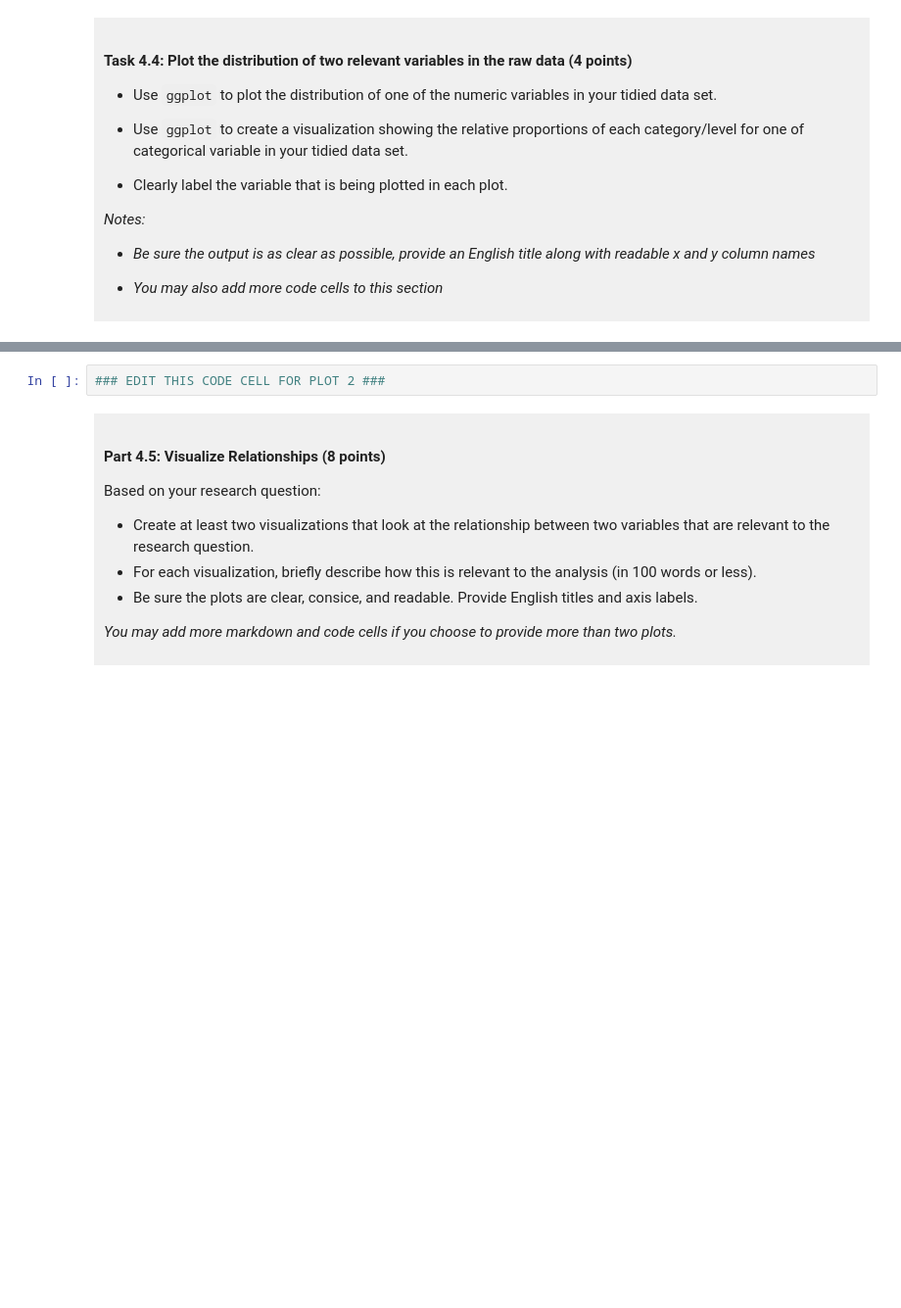
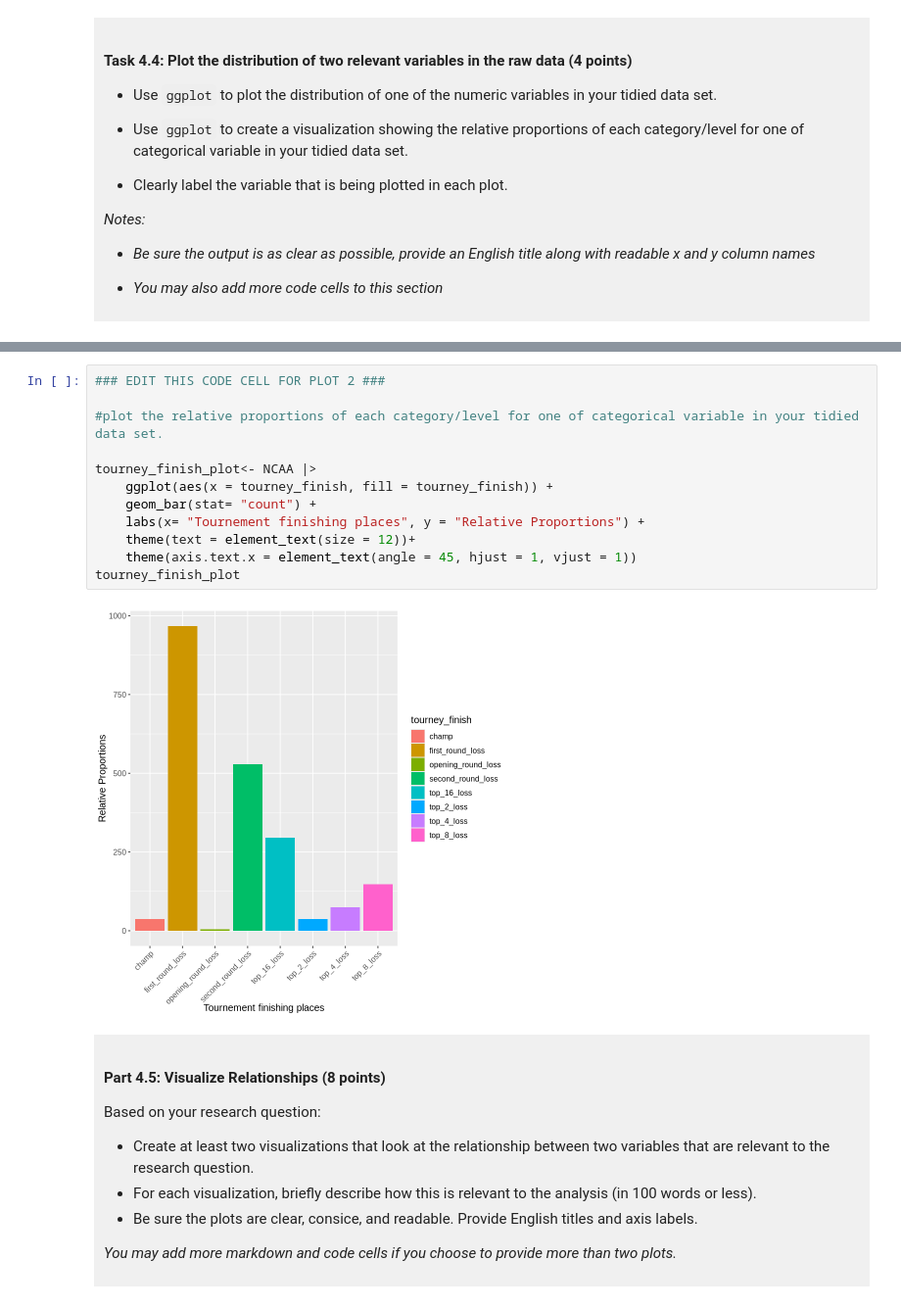
Before and after one commit to Hayley396/dsci-100-project-hayley-cheung, a Jupyter notebook: dsci-100-project-notebook.ipynb, the cells around one changed output, grey strips where cells are left out. Shown at 98% size. Drawn from its saved outputs; the diff is of its cells as text; blank space fills up the shorter version.

```diff
--- a/dsci-100-project-notebook.ipynb
+++ b/dsci-100-project-notebook.ipynb
@@ -299,5 +375,17 @@ You will refine your research question (if needed) and produce a tidy data set.
 # %%
 ### EDIT THIS CODE CELL FOR PLOT 2 ###
+
+#plot the relative proportions of each category/level for one of categorical variable in your tidied data set.
+
+tourney_finish_plot<- NCAA |>
+    ggplot(aes(x = tourney_finish, fill = tourney_finish)) +
+    geom_bar(stat= "count") +
+    labs(x= "Tournement finishing places", y = "Relative Proportions") +
+    theme(text = element_text(size = 12))+
+    theme(axis.text.x = element_text(angle = 45, hjust = 1, vjust = 1))
+tourney_finish_plot
+# %% [output]
+[figure, added]
 # %% [markdown]
 <div style="background-color: #f0f0f0; padding: 10px;">
 
```
Also changed, not shown: parts of 12 cells of this notebook.
